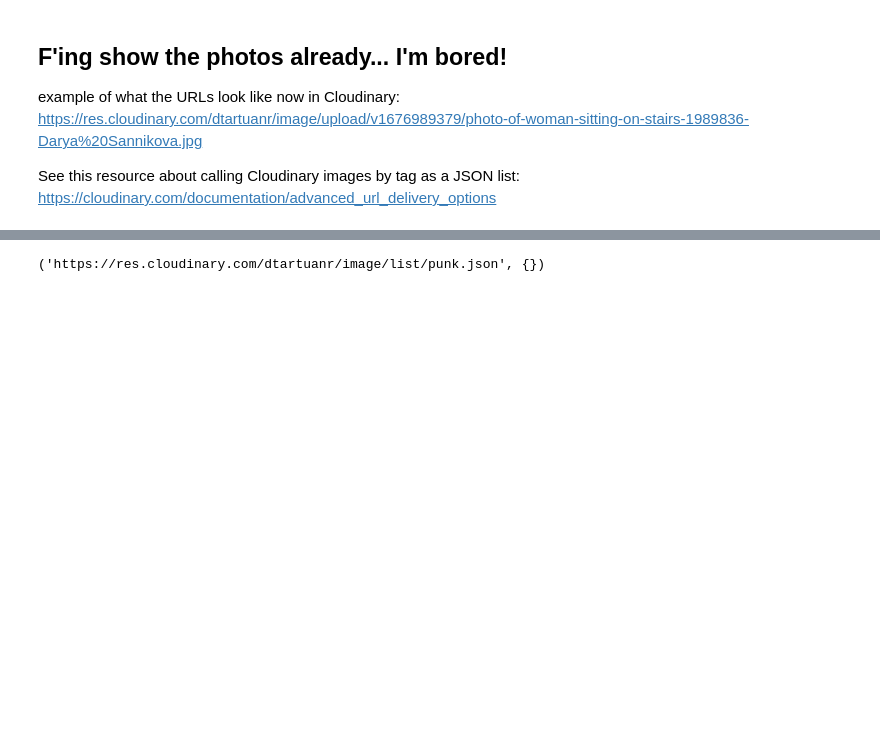
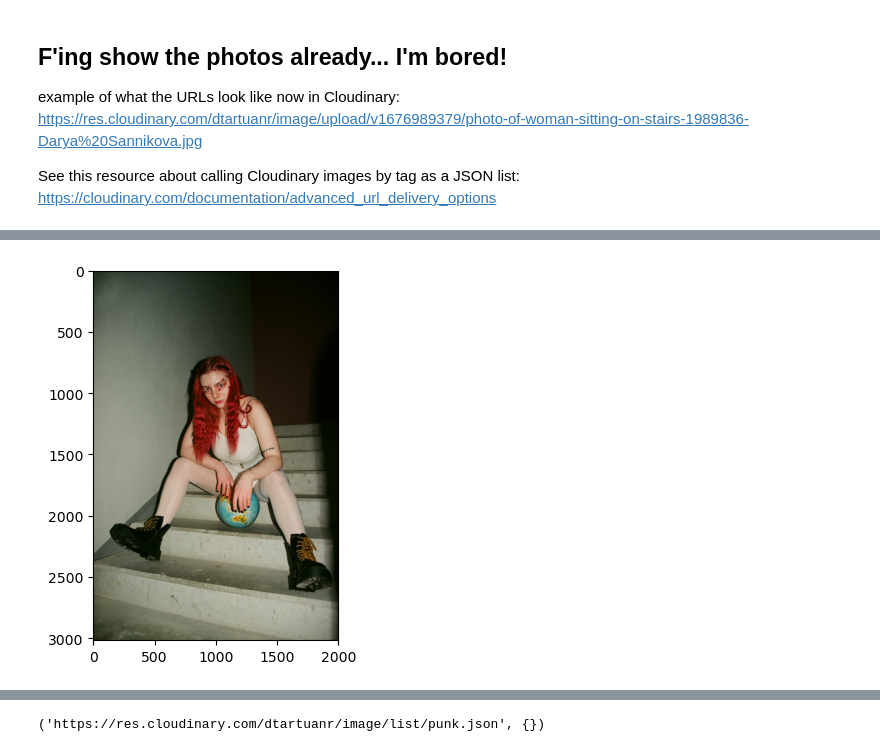
Before and after one commit to Data-Design-Dimension/color, a Jupyter notebook: color_quantization_from_url.ipynb, the cells around one changed output, grey strips where cells are left out. Cells and saved outputs as stored; diff of their text form; code cells hidden in the pictures; blank space fills up the shorter version.

```diff
--- a/color_quantization_from_url.ipynb
+++ b/color_quantization_from_url.ipynb
@@ -321,0 +352,7 @@ https://cloudinary.com/documentation/advanced_url_delivery_options
+# %%
+# convert the image from BGR (OpenCV default) to RGB (for matplotlib to display correctly)
+t0 = t.time()  # start time
+cv_rgb = cv.cvtColor(img, cv.COLOR_BGR2RGB)  # converts image color space using the flag COLOR_BGR2RGB
+t1 = t.time()  # end time
+dt_cv = t1-t0  # calculate processing tim
+print("Conversion took %0.5f seconds" % dt_cv)
@@ -321,0 +361,6 @@ https://cloudinary.com/documentation/advanced_url_delivery_options
+# %%
+# display the converted image in rgb
+plt.imshow(cv_rgb)
+plt.show()
+# %% [output]
+[figure, added]
```
Also changed, not shown: parts of 25 cells of this notebook, 1 other file.
